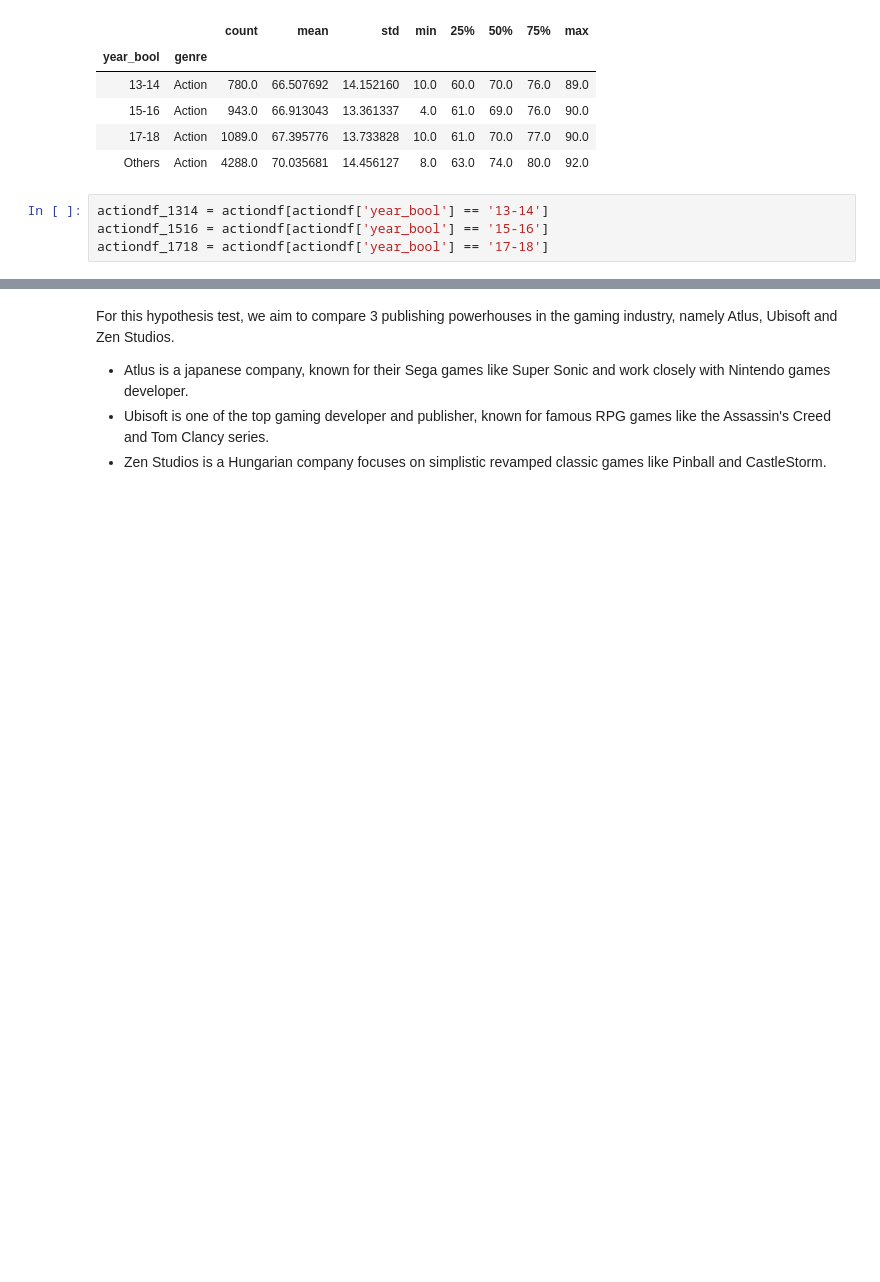
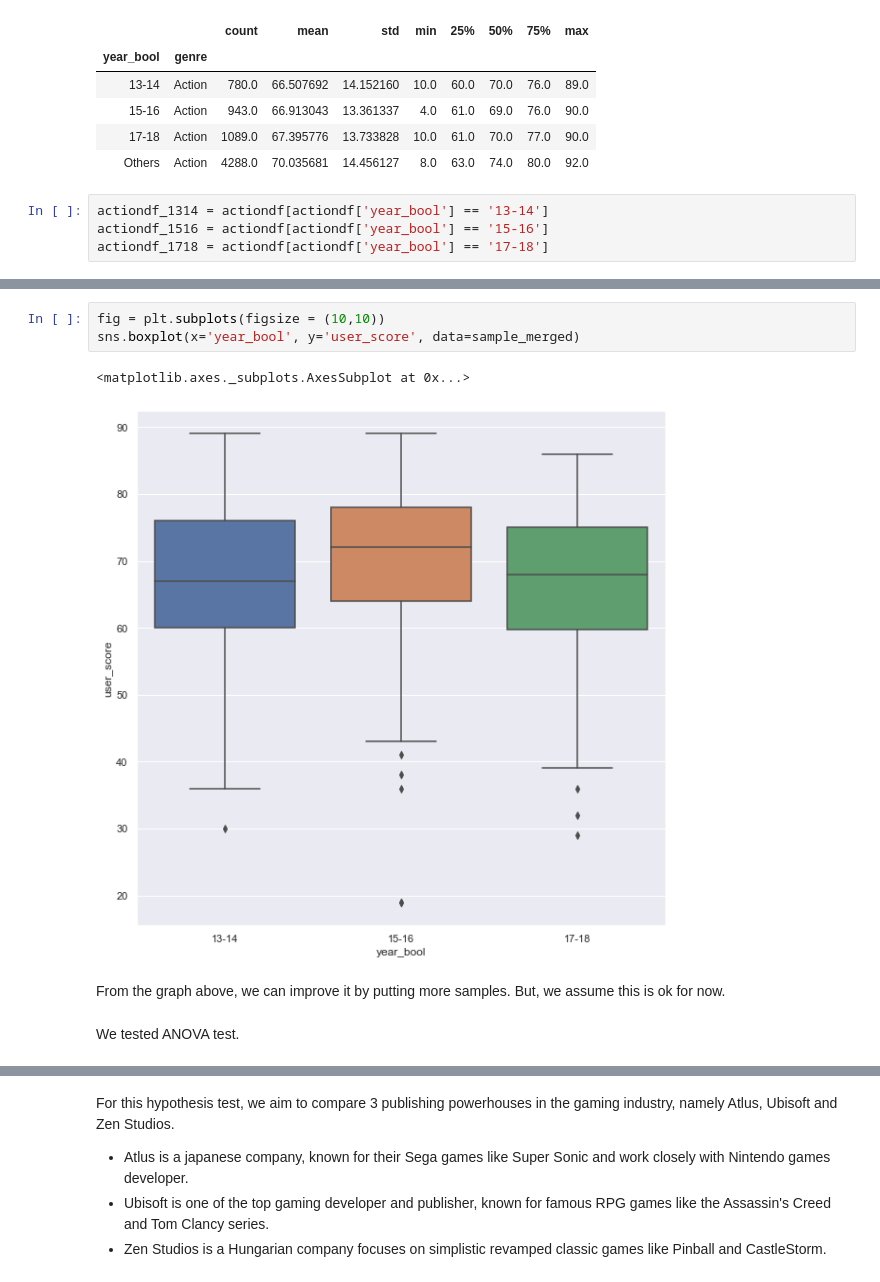
Before and after one commit to songyingho/metacritic_games_statistics, a Jupyter notebook: index.ipynb, the cells around one changed output, grey strips where cells are left out. Saved outputs shown, nothing was run; the diff lists cells and outputs as text; blank space fills up the shorter version.

```diff
--- a/index.ipynb
+++ b/index.ipynb
@@ -264,3 +291,14 @@ sample_merged['user_score'].groupby(by = sample_merged.year_bool).describe()
+# %%
+fig = plt.subplots(figsize = (10,10))
+sns.boxplot(x='year_bool', y='user_score', data=sample_merged)
+# %% [output]
+<matplotlib.axes._subplots.AxesSubplot at 0x...>
+[figure, added]
+# %% [markdown]
+From the graph above, we can improve it  by putting more samples.
+But, we assume this is ok for now.
+# %% [markdown]
+We tested ANOVA test.
 # %%
 formula = 'user_score ~ C(year_bool)'
 lm = ols(formula, sample_merged).fit()
```
Also changed, not shown: parts of 19 cells of this notebook.
